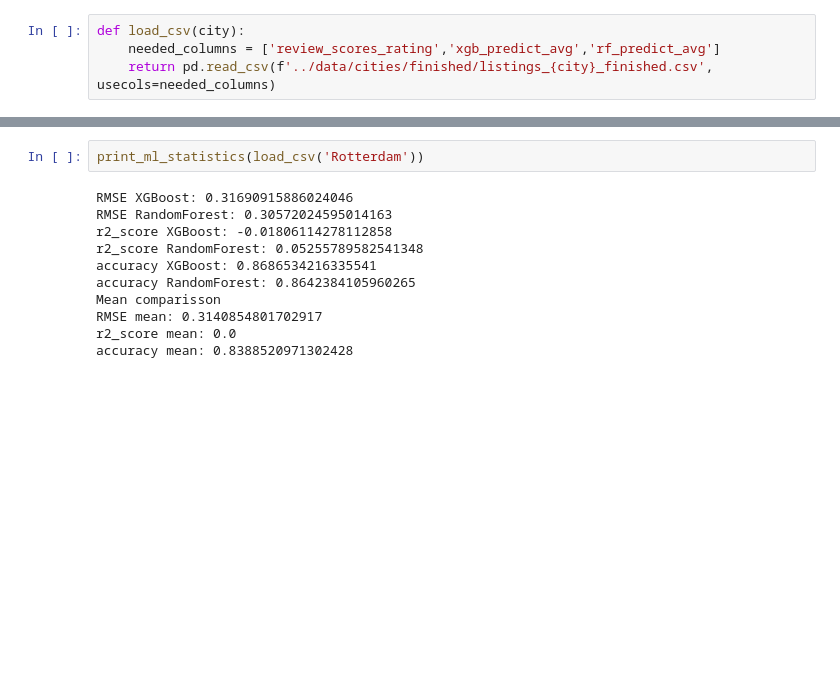
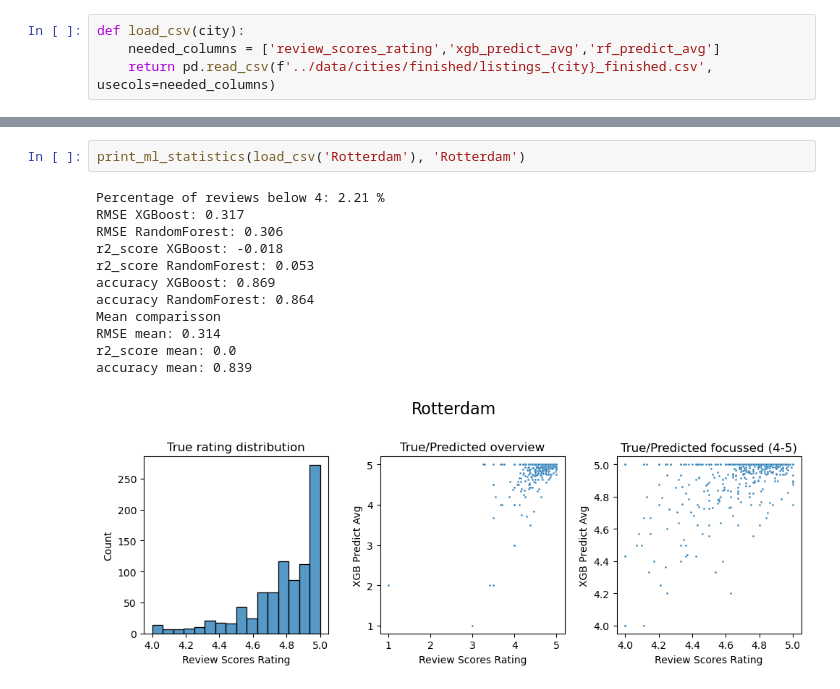
Before and after one commit to julianstar88/Data_Analytics, a Jupyter notebook: Jupyter notebooks/Analysis_actual reviews_vs_review-prediction.ipynb, the cells around one changed output, grey strips where cells are left out. Cells and saved outputs as stored; diff of their text form; blank space fills up the shorter version.

```diff
--- a/Jupyter notebooks/Analysis_actual reviews_vs_review-prediction.ipynb
+++ b/Jupyter notebooks/Analysis_actual reviews_vs_review-prediction.ipynb
@@ -70,14 +148,16 @@ accuracy mean: 0.775966464834653
 # %%
-print_ml_statistics(load_csv('Rotterdam'))
+print_ml_statistics(load_csv('Rotterdam'), 'Rotterdam')
 # %% [output]
-RMSE XGBoost: 0.31690915886024046
-RMSE RandomForest: 0.30572024595014163
-r2_score XGBoost: -0.01806114278112858
-r2_score RandomForest: 0.05255789582541348
-accuracy XGBoost: 0.8686534216335541
-accuracy RandomForest: 0.8642384105960265
+Percentage of reviews below 4: 2.21 %
+RMSE XGBoost: 0.317
+RMSE RandomForest: 0.306
+r2_score XGBoost: -0.018
+r2_score RandomForest: 0.053
+accuracy XGBoost: 0.869
+accuracy RandomForest: 0.864
 Mean comparisson
-RMSE mean: 0.3140854801702917
+RMSE mean: 0.314
 r2_score mean: 0.0
-accuracy mean: 0.8388520971302428
+accuracy mean: 0.839
+[figure, added]
 # %%
```
Also changed, not shown: parts of 9 cells of this notebook.
